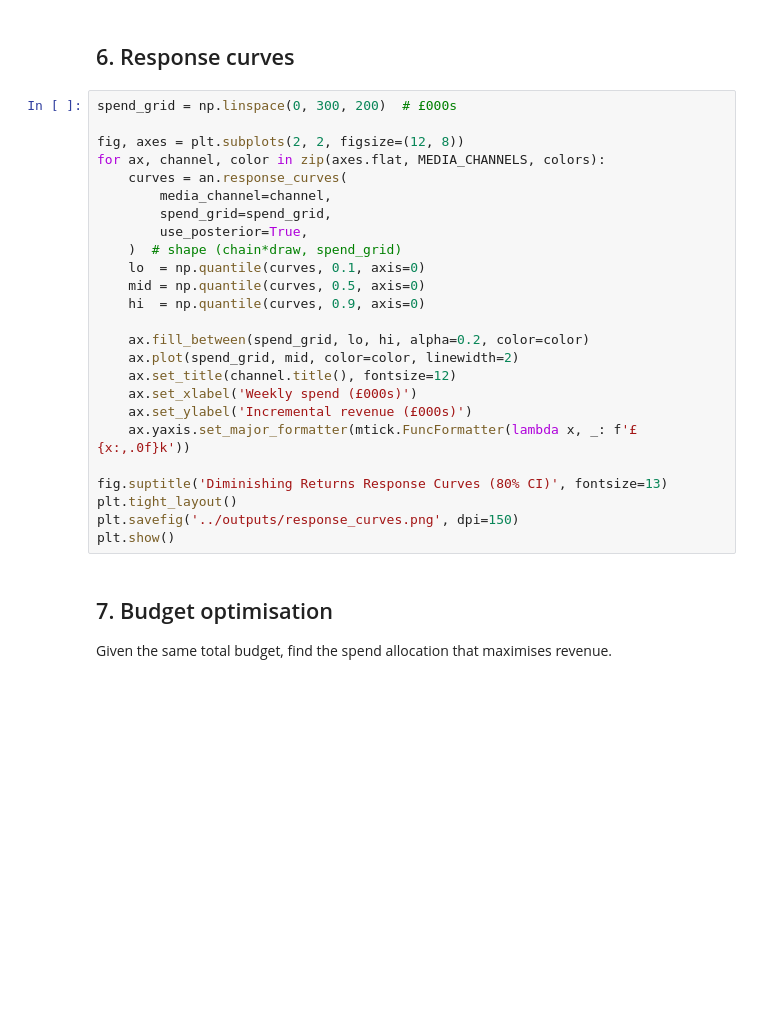
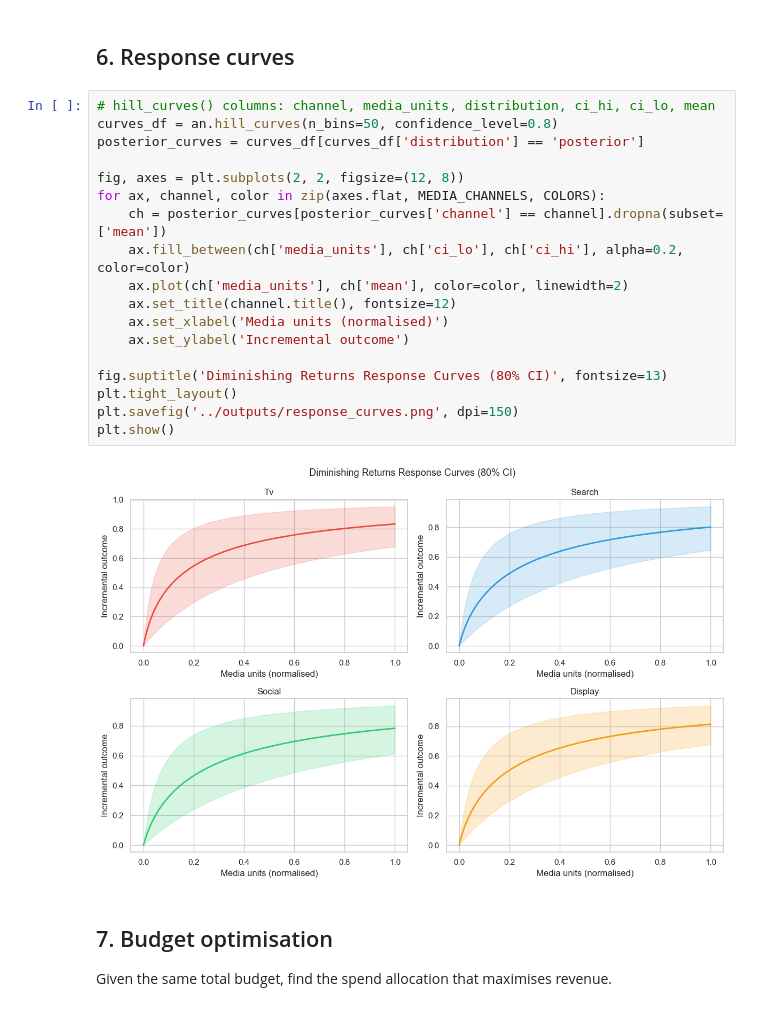
Before and after one commit to williamky/meridian-mmm, a Jupyter notebook: notebooks/02_meridian_model.ipynb, the cells around one changed output. Drawn from its saved outputs; the diff is of its cells as text; blank space fills up the shorter version.

```diff
--- a/notebooks/02_meridian_model.ipynb
+++ b/notebooks/02_meridian_model.ipynb
@@ -166,30 +248,25 @@ plt.show()
 # %% [markdown]
 ## 6. Response curves
 # %%
-spend_grid = np.linspace(0, 300, 200)  # £000s
+# hill_curves() columns: channel, media_units, distribution, ci_hi, ci_lo, mean
+curves_df = an.hill_curves(n_bins=50, confidence_level=0.8)
+posterior_curves = curves_df[curves_df['distribution'] == 'posterior']
 
 fig, axes = plt.subplots(2, 2, figsize=(12, 8))
-for ax, channel, color in zip(axes.flat, MEDIA_CHANNELS, colors):
-    curves = an.response_curves(
-        media_channel=channel,
-        spend_grid=spend_grid,
-        use_posterior=True,
-    )  # shape (chain*draw, spend_grid)
-    lo  = np.quantile(curves, 0.1, axis=0)
-    mid = np.quantile(curves, 0.5, axis=0)
-    hi  = np.quantile(curves, 0.9, axis=0)
-
-    ax.fill_between(spend_grid, lo, hi, alpha=0.2, color=color)
-    ax.plot(spend_grid, mid, color=color, linewidth=2)
+for ax, channel, color in zip(axes.flat, MEDIA_CHANNELS, COLORS):
+    ch = posterior_curves[posterior_curves['channel'] == channel].dropna(subset=['mean'])
+    ax.fill_between(ch['media_units'], ch['ci_lo'], ch['ci_hi'], alpha=0.2, color=color)
+    ax.plot(ch['media_units'], ch['mean'], color=color, linewidth=2)
     ax.set_title(channel.title(), fontsize=12)
-    ax.set_xlabel('Weekly spend (£000s)')
-    ax.set_ylabel('Incremental revenue (£000s)')
-    ax.yaxis.set_major_formatter(mtick.FuncFormatter(lambda x, _: f'£{x:,.0f}k'))
+    ax.set_xlabel('Media units (normalised)')
+    ax.set_ylabel('Incremental outcome')
 
 fig.suptitle('Diminishing Returns Response Curves (80% CI)', fontsize=13)
 plt.tight_layout()
 plt.savefig('../outputs/response_curves.png', dpi=150)
 plt.show()
+# %% [output]
+[figure, added]
 # %% [markdown]
 ## 7. Budget optimisation
 
```
Also changed, not shown: parts of 10 cells of this notebook, 6 other files.
